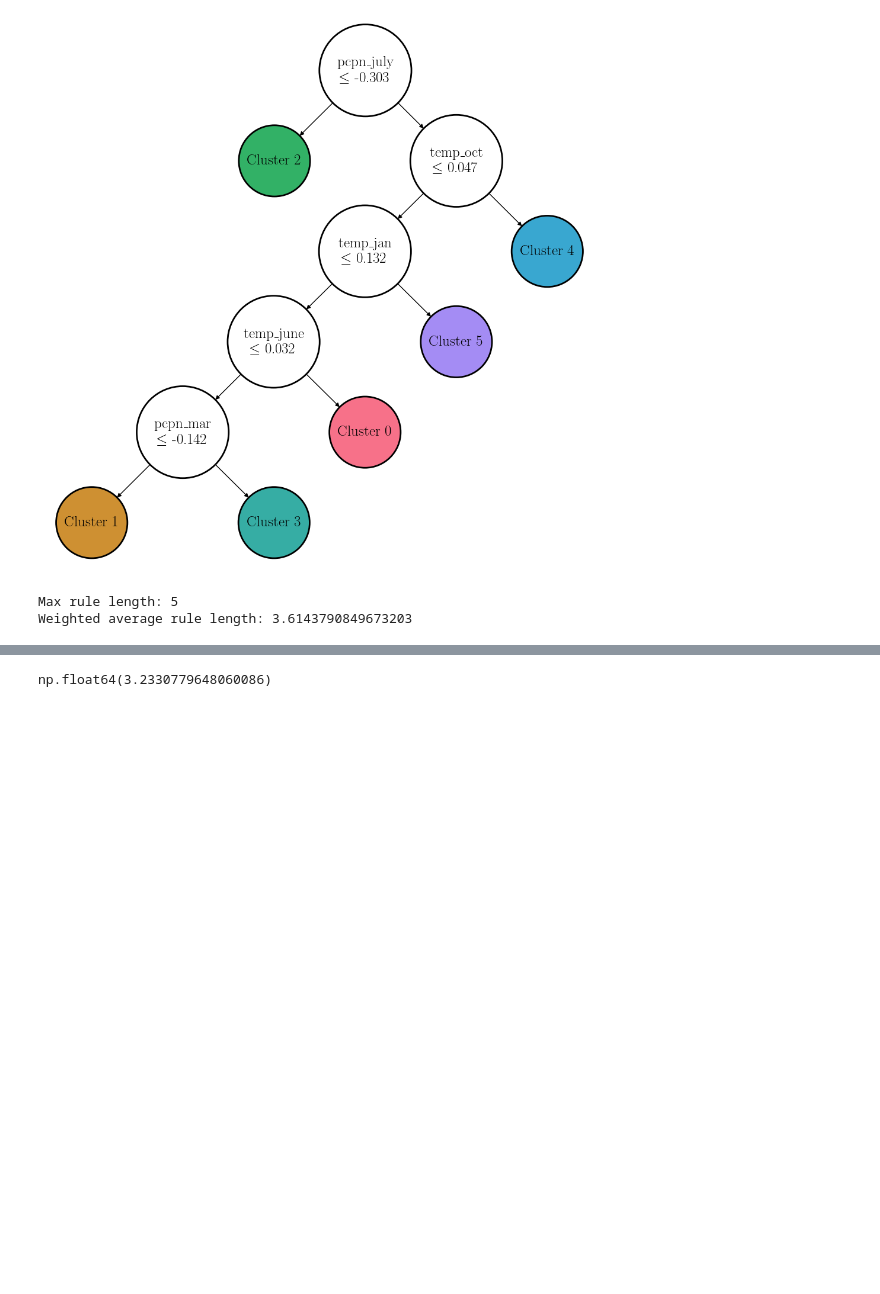
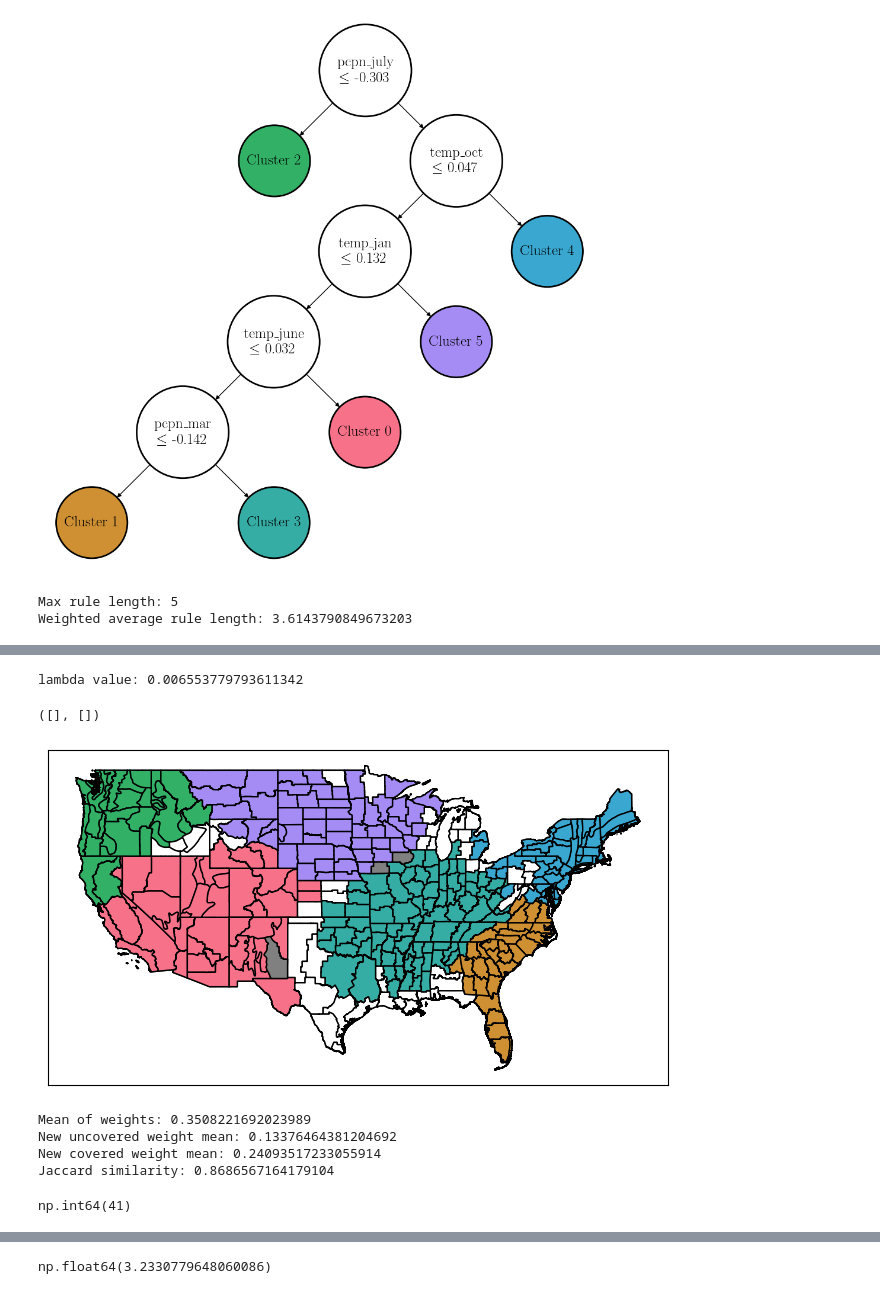
Before and after one commit to kevinqnb/interpretable-clustering, a Jupyter notebook: examples/climate.ipynb, the cells around one changed output, grey strips where cells are left out. Cells and saved outputs as stored; diff of their text form; code cells hidden in the pictures; blank space fills up the shorter version.

Commit message:
alpha and outlier experiment design

```diff
--- a/examples/climate.ipynb
+++ b/examples/climate.ipynb
@@ -613,0 +566,76 @@ plt.show()
+# %%
+# Compute outlier weighted clustering
+weights = ratio_scores
+dsclust_weighted = DSCluster(
+    rules = ensemble_rules,
+    weights = weights,
+    lambda_val = lambda_val,
+    **objective_dict[objective_type]
+)
+dsclust_weighted.fit(data, kmeans_labels)
+lambda_val = dsclust_weighted.objective.lambda_val
+print("lambda value: " + str(lambda_val))
+
+
+dsclust_weighted_labels = dsclust_weighted.predict(data)
+dsclust_weighted_labels_ = flatten_labels(dsclust_weighted_labels)
+dsclust_weighted_data_to_rule_assignment = dsclust_weighted.get_data_to_rules_assignment(data)
+dsclust_weighted_rule_labels = dsclust_weighted.decision_set_labels
+dsclust_weighted_rule_to_cluster_assignment = labels_to_assignment(dsclust_weighted_rule_labels, n_labels = k, ignore = {-1})
+dsclust_weighted_data_to_cluster_assignment = dsclust_weighted_data_to_rule_assignment @ dsclust_weighted_rule_to_cluster_assignment
+# %% [output]
+lambda value: 0.006553779793611342
+# %%
+color_label_array = np.empty(len(gdf))
+color_label_array[:] = np.nan
+for i,id in enumerate(location_ids):
+    idx = gdf.loc[gdf.CLIMDIV == id].index
+    if len(idx) == 1:
+        l = list(dsclust_weighted_labels[i])
+        if len(l) > 1:
+            color_label_array[idx[0]] = -2
+        else:
+            color_label_array[idx[0]] = l[0]
+
+fig,ax = plt.subplots(figsize=(8,8))
+gdf['color'] = color_label_array
+gdf.plot(column='color', cmap=None, ax = ax, legend=False, edgecolor = 'black', alpha = 1)
+uni_labels = gdf['color'].unique()
+
+for l in uni_labels:
+    gdf_subset = gdf[gdf['color'] == l]
+    gdf_subset.plot(
+        column='color',
+        cmap=ListedColormap([color_dict[l]]),
+        ax = ax, legend=False,
+        edgecolor = 'black',
+        alpha = 1
+    )
+
+plt.xticks([])
+plt.yticks([])
+#plt.savefig('../figures/climate/dscluster_map.png', bbox_inches = 'tight', dpi = 300)
+# %% [output]
+([], [])
+[figure, added]
+# %%
+dsclust_covered = covered_mask(dsclust_data_to_cluster_assignment)
+dsclust_weighted_covered = covered_mask(dsclust_weighted_data_to_cluster_assignment)
+
+A = dsclust_covered & (~dsclust_weighted_covered)
+B = dsclust_weighted_covered & (~dsclust_covered)
+jaccard_similarity = np.sum(dsclust_covered & dsclust_weighted_covered) / np.sum(dsclust_covered | dsclust_weighted_covered)
+
+print("Mean of weights:", np.mean(weights))
+print("New uncovered weight mean:", np.mean(weights[A]))
+print("New covered weight mean:", np.mean(weights[B]))
+print("Jaccard similarity:", jaccard_similarity)
+# %% [output]
+Mean of weights: 0.3508221692023989
+New uncovered weight mean: 0.13376464381204692
+New covered weight mean: 0.24093517233055914
+Jaccard similarity: 0.8686567164179104
+# %%
+np.sum(A)
+# %% [output]
+np.int64(41)
```
Also changed, not shown: parts of 14 cells of this notebook, 22 other files.
